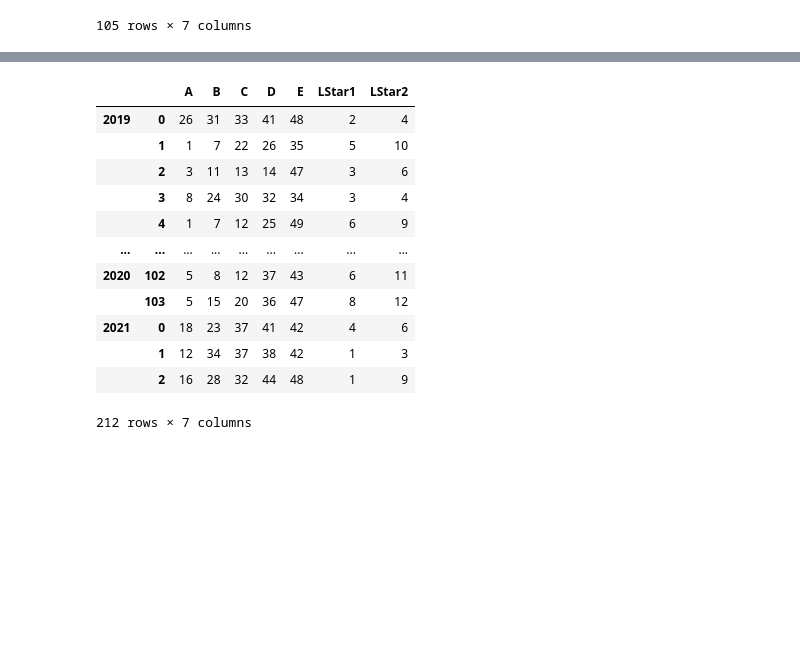
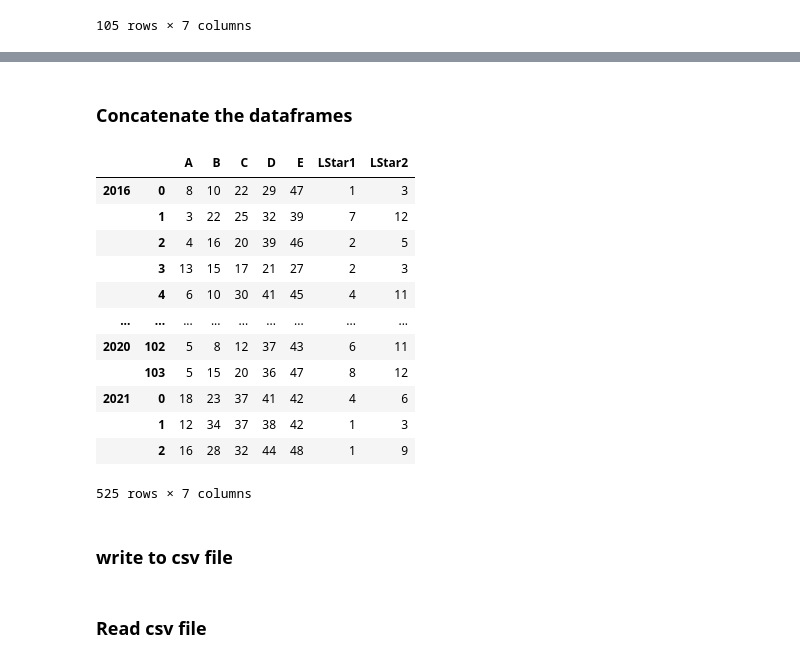
Before and after one commit to killfoley/Lotto-Scraping, a Jupyter notebook: Euromillions results notebook.ipynb, the cells around one changed output, grey strips where cells are left out. Saved outputs shown, nothing was run; the diff lists cells and outputs as text; code cells hidden in the pictures; blank space fills up the shorter version.

```diff
--- a/Euromillions results notebook.ipynb
+++ b/Euromillions results notebook.ipynb
@@ -240,0 +429,4 @@ df_2019.astype('int')
+# %%
+#convert into a dataframe in acsending order
+df_ball_16 = pd.DataFrame(np.array(ball_16).reshape(-1,5),columns = list("ABCDE"))
+df_ball_16
@@ -240,0 +447,5 @@ df_2019.astype('int')
+# %%
+# Find the lucky star numbers available at the class = "lucky-star"
+ball_lucky_star_class_16 = soup.find_all("li", class_="lucky-star")
+ball_lucky_star_16 = [pt.get_text() for pt in ball_lucky_star_class_16]
+type(ball_lucky_star_16)
@@ -240,0 +454,3 @@ df_2019.astype('int')
+# %%
+df_lucky_stars_16 = pd.DataFrame(np.array(ball_lucky_star_16).reshape(-1,2),columns=['LStar1','LStar2'])
+df_lucky_stars_16
@@ -240,0 +471,4 @@ df_2019.astype('int')
+# %%
+#join the two dataframes
+df_2016 = pd.concat([df_ball_16, df_lucky_stars_16], axis=1)
+df_2016.astype('int')
@@ -241,23 +489,29 @@ df_2019.astype('int')
+# %% [markdown]
+### Concatenate the dataframes
 # %%
-frames = [df_2019, df_2020, df_2021]
-df_combined = pd.concat(frames, keys=['2019', '2020', '2021'])
+frames = [df_2016, df_2017, df_2018, df_2019, df_2020, df_2021]
+df_combined = pd.concat(frames, keys=['2016','2017', '2018', '2019', '2020', '2021'])
 df_combined
 # %% [output]
 |  |  | A | B | C | D | E | LStar1 | LStar2 |
-| 2019 | 0 | 26 | 31 | 33 | 41 | 48 | 2 | 4 |
-|  | 1 | 1 | 7 | 22 | 26 | 35 | 5 | 10 |
-|  | 2 | 3 | 11 | 13 | 14 | 47 | 3 | 6 |
-|  | 3 | 8 | 24 | 30 | 32 | 34 | 3 | 4 |
-|  | 4 | 1 | 7 | 12 | 25 | 49 | 6 | 9 |
+| 2016 | 0 | 8 | 10 | 22 | 29 | 47 | 1 | 3 |
+|  | 1 | 3 | 22 | 25 | 32 | 39 | 7 | 12 |
+|  | 2 | 4 | 16 | 20 | 39 | 46 | 2 | 5 |
+|  | 3 | 13 | 15 | 17 | 21 | 27 | 2 | 3 |
+|  | 4 | 6 | 10 | 30 | 41 | 45 | 4 | 11 |
 | ... | ... | ... | ... | ... | ... | ... | ... | ... |
 | 2020 | 102 | 5 | 8 | 12 | 37 | 43 | 6 | 11 |
 |  | 103 | 5 | 15 | 20 | 36 | 47 | 8 | 12 |
 | 2021 | 0 | 18 | 23 | 37 | 41 | 42 | 4 | 6 |
 |  | 1 | 12 | 34 | 37 | 38 | 42 | 1 | 3 |
 |  | 2 | 16 | 28 | 32 | 44 | 48 | 1 | 9 |
-212 rows × 7 columns
+525 rows × 7 columns
+# %% [markdown]
+### write to csv file
 # %%
 df_combined.to_csv('euromill_results.csv')
+# %% [markdown]
+### Read csv file
 # %%
 df_euromill = pd.read_csv('euromill_results.csv')
 df_euromill
```
Also changed, not shown: parts of 68 cells of this notebook, 1 other file.
